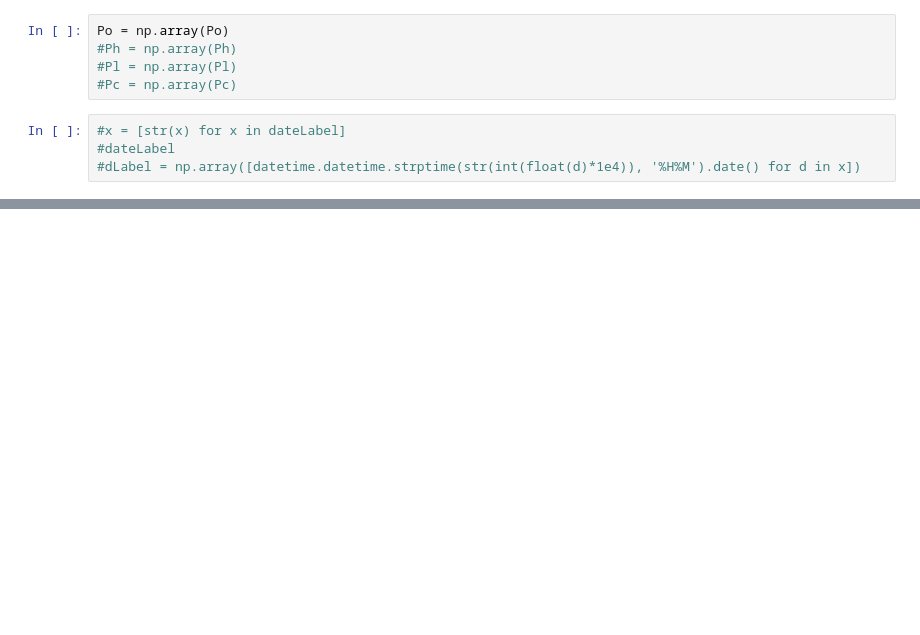
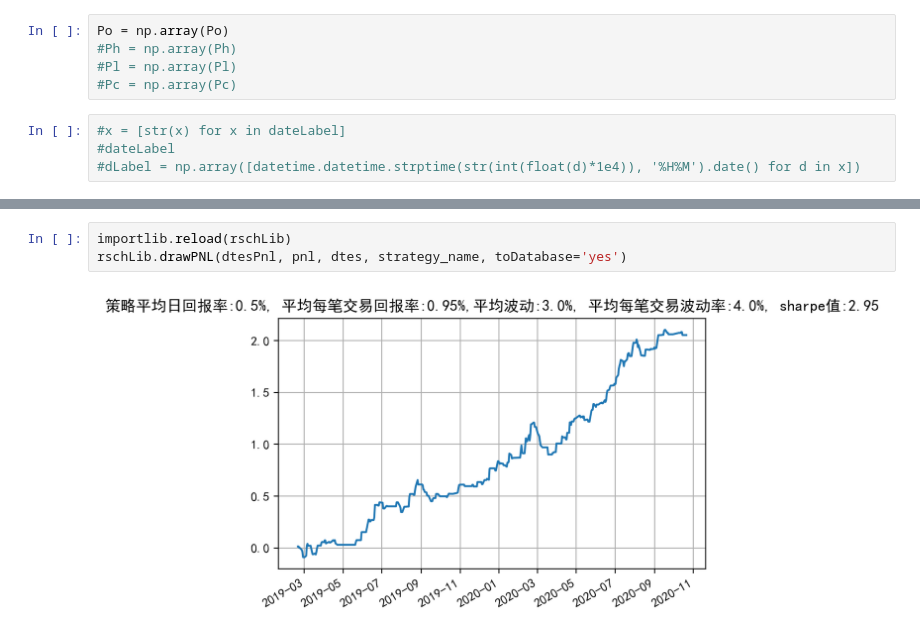
Before and after one commit to xudong2019/coresearch, a Jupyter notebook: 鹏晖量化1号/analysis.ipynb, the cells around one changed output, grey strips where cells are left out. Cells and saved outputs as stored; diff of their text form; blank space fills up the shorter version.

```diff
--- a/鹏晖量化1号/analysis.ipynb
+++ b/鹏晖量化1号/analysis.ipynb
@@ -220,0 +211,5 @@ def getPnl():
+# %%
+importlib.reload(rschLib)
+rschLib.drawPNL(dtesPnl, pnl, dtes, strategy_name, toDatabase='yes')
+# %% [output]
+[figure, added]
```
Also changed, not shown: parts of 14 cells of this notebook, 28 other files.
